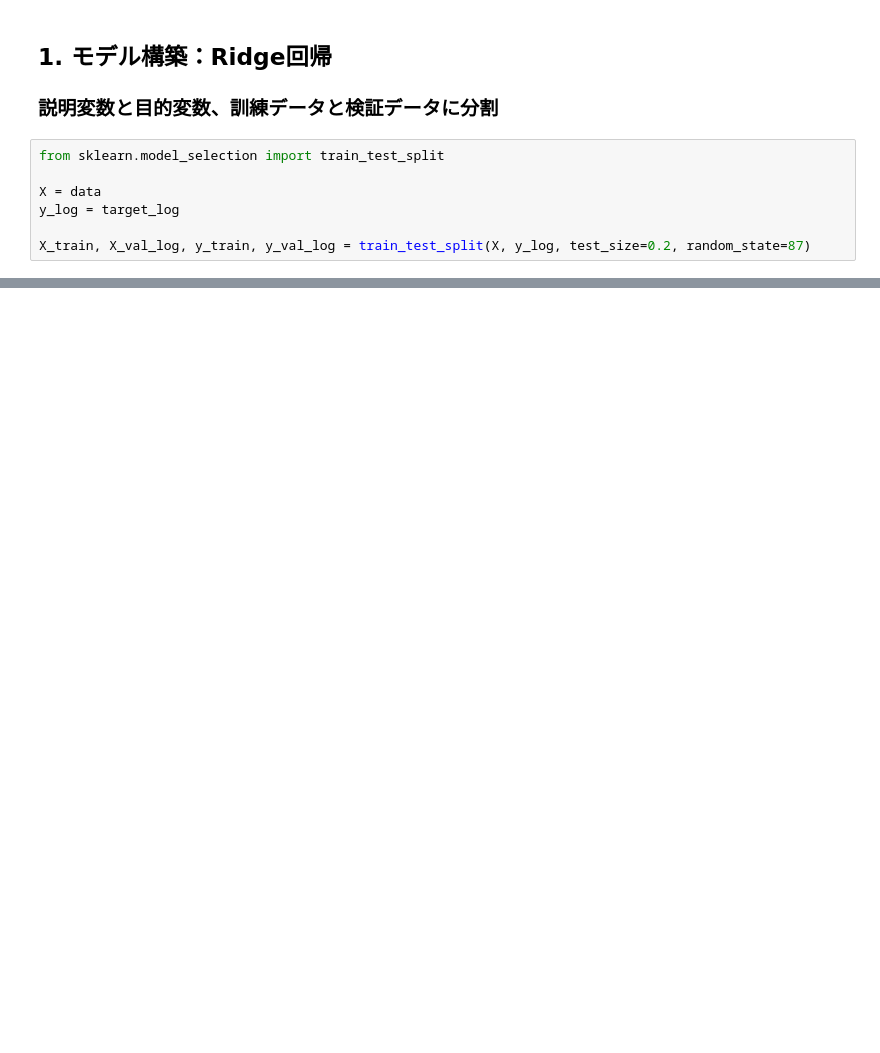
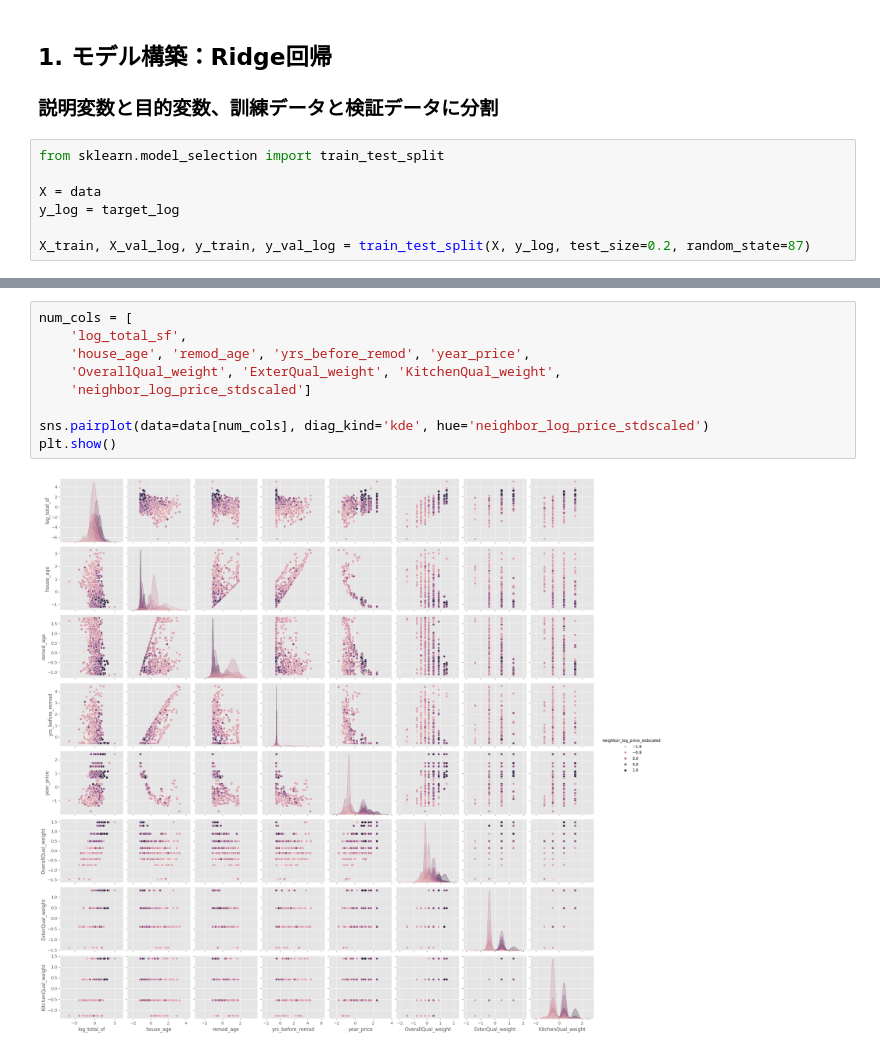
Before and after one commit to automatedtomato/kaggle-house-prices, a Jupyter notebook: notebooks/0100_baseline.ipynb, the cells around one changed output, grey strips where cells are left out. Drawn from its saved outputs; the diff is of its cells as text; blank space fills up the shorter version.

```diff
--- a/notebooks/0100_baseline.ipynb
+++ b/notebooks/0100_baseline.ipynb
@@ -158,0 +243,11 @@ plt.show()
+# %%
+num_cols = [
+    'log_total_sf',
+    'house_age', 'remod_age', 'yrs_before_remod', 'year_price',
+    'OverallQual_weight', 'ExterQual_weight', 'KitchenQual_weight',
+    'neighbor_log_price_stdscaled']
+
+sns.pairplot(data=data[num_cols], diag_kind='kde', hue='neighbor_log_price_stdscaled')
+plt.show()
+# %% [output]
+[figure, added]
```
Also changed, not shown: parts of 23 cells of this notebook, 6 other files.
